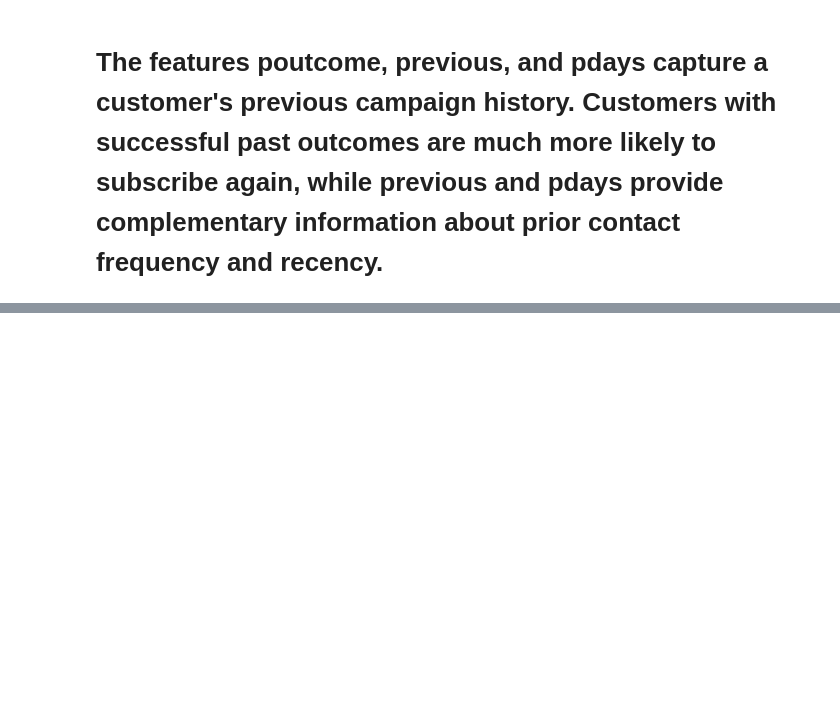
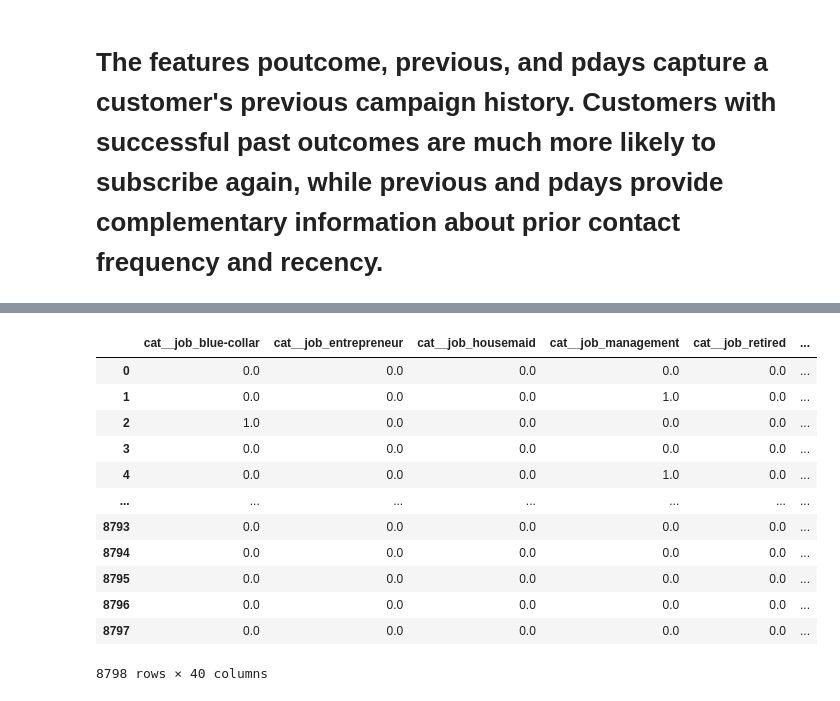
Before and after one commit to UKD1211/100_days_ML_cX_ISI_DS, a Jupyter notebook: Bank_Marketing_Campaign.ipynb, the cells around one changed output, grey strips where cells are left out. Cells and saved outputs as stored; diff of their text form; code cells hidden in the pictures; blank space fills up the shorter version.

```diff
--- a/Bank_Marketing_Campaign.ipynb
+++ b/Bank_Marketing_Campaign.ipynb
@@ -691,3 +1519,19 @@ y_test_mod = le.transform(y_test)
 # %%
 y_train_mod = pd.Series(y_train_mod, name = 'deposit')
 y_test_mod = pd.Series(y_test_mod,name = 'deposit')
+# %%
+X_train_processed
+# %% [output]
+|  | cat__job_blue-collar | cat__job_entrepreneur | cat__job_housemaid | cat__job_management | cat__job_retired | ... |
+| 0 | 0.0 | 0.0 | 0.0 | 0.0 | 0.0 | ... |
+| 1 | 0.0 | 0.0 | 0.0 | 1.0 | 0.0 | ... |
+| 2 | 1.0 | 0.0 | 0.0 | 0.0 | 0.0 | ... |
+| 3 | 0.0 | 0.0 | 0.0 | 0.0 | 0.0 | ... |
+| 4 | 0.0 | 0.0 | 0.0 | 1.0 | 0.0 | ... |
+| ... | ... | ... | ... | ... | ... | ... |
+| 8793 | 0.0 | 0.0 | 0.0 | 0.0 | 0.0 | ... |
+| 8794 | 0.0 | 0.0 | 0.0 | 0.0 | 0.0 | ... |
+| 8795 | 0.0 | 0.0 | 0.0 | 0.0 | 0.0 | ... |
+| 8796 | 0.0 | 0.0 | 0.0 | 0.0 | 0.0 | ... |
+| 8797 | 0.0 | 0.0 | 0.0 | 0.0 | 0.0 | ... |
+8798 rows × 40 columns
```
Also changed, not shown: parts of 135 cells of this notebook.
